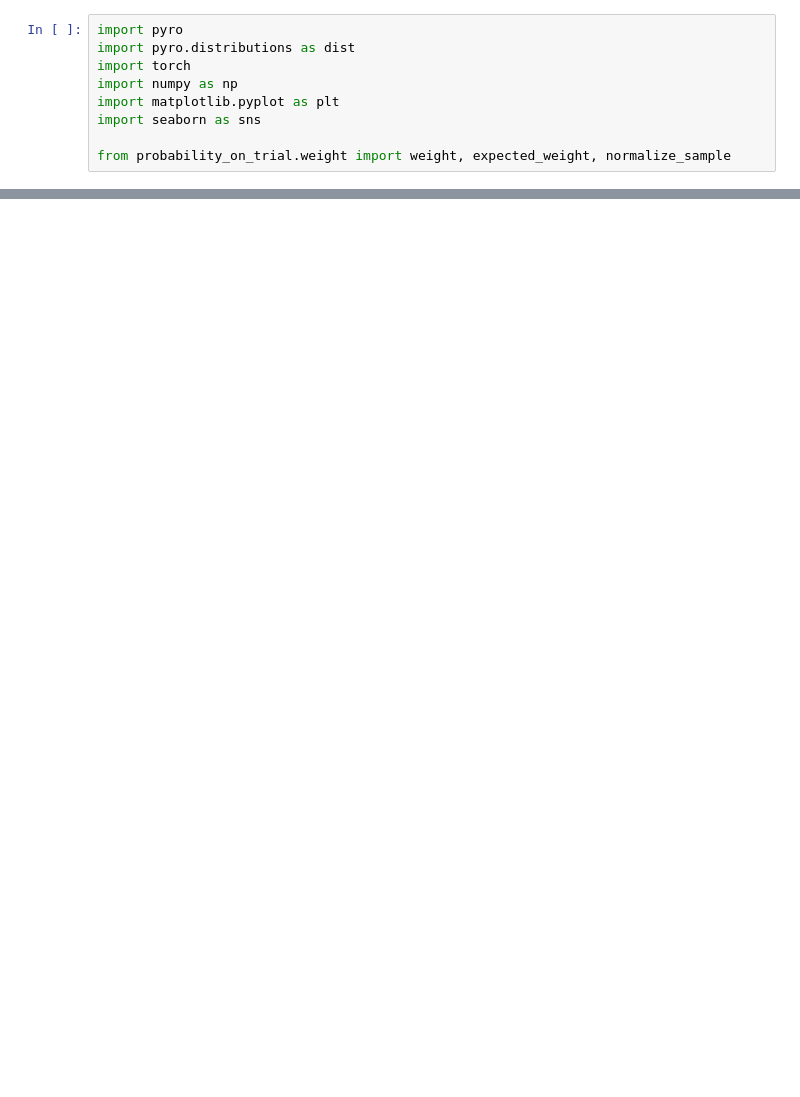
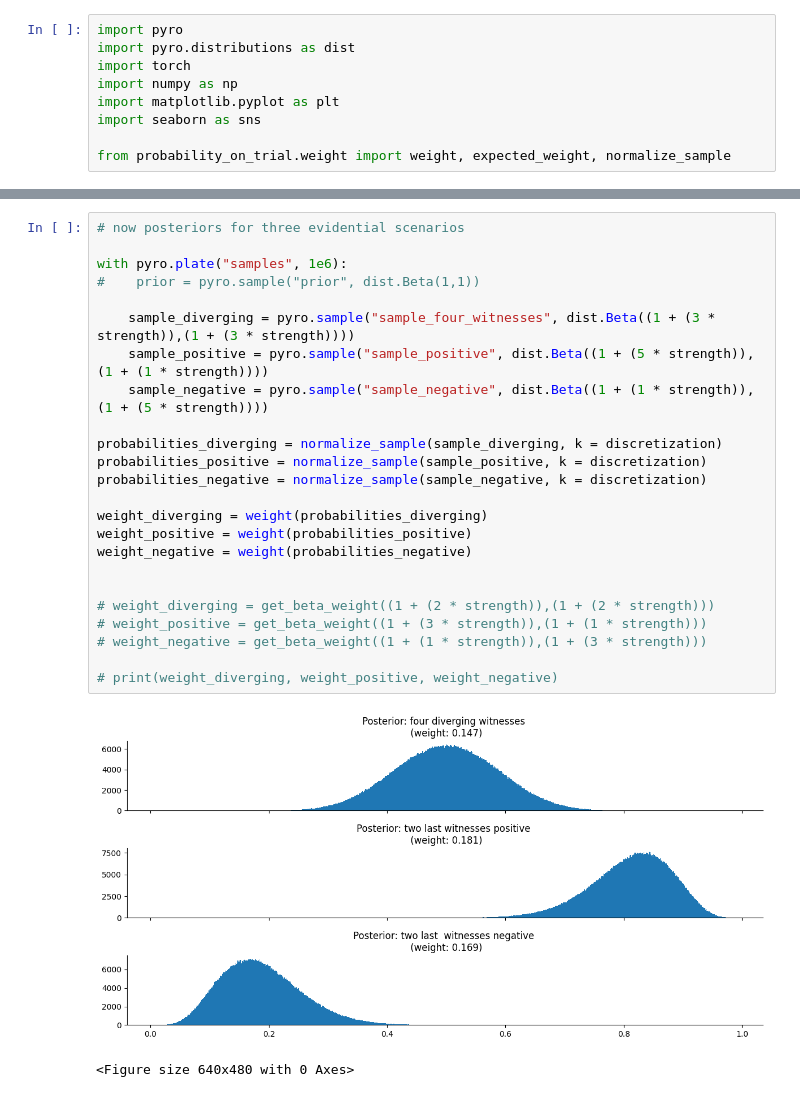
Before and after one commit to rfl-urbaniak/MRbook, a Jupyter notebook: docs/weight/four_witnesses.ipynb, the cells around one changed output, grey strips where cells are left out. Saved outputs shown, nothing was run; the diff lists cells and outputs as text; blank space fills up the shorter version.

```diff
--- a/docs/weight/four_witnesses.ipynb
+++ b/docs/weight/four_witnesses.ipynb
@@ -123,0 +71,27 @@ tensor(0.0573) tensor(0.0745) tensor(0.0761)
+# %%
+# now posteriors for three evidential scenarios
+
+with pyro.plate("samples", 1e6):
+#    prior = pyro.sample("prior", dist.Beta(1,1))
+
+    sample_diverging = pyro.sample("sample_four_witnesses", dist.Beta((1 + (3 * strength)),(1 + (3 * strength))))
+    sample_positive = pyro.sample("sample_positive", dist.Beta((1 + (5 * strength)),(1 + (1 * strength))))
+    sample_negative = pyro.sample("sample_negative", dist.Beta((1 + (1 * strength)),(1 + (5 * strength))))
+
+probabilities_diverging = normalize_sample(sample_diverging, k = discretization)
+probabilities_positive = normalize_sample(sample_positive, k = discretization)
+probabilities_negative = normalize_sample(sample_negative, k = discretization)
+
+weight_diverging = weight(probabilities_diverging)
+weight_positive = weight(probabilities_positive)
+weight_negative = weight(probabilities_negative)
+
+
+# weight_diverging = get_beta_weight((1 + (2 * strength)),(1 + (2 * strength)))
+# weight_positive = get_beta_weight((1 + (3 * strength)),(1 + (1 * strength)))
+# weight_negative = get_beta_weight((1 + (1 * strength)),(1 + (3 * strength)))
+
+# print(weight_diverging, weight_positive, weight_negative)
+# %% [output]
+[figure, added]
+<Figure size 640x480 with 0 Axes>
```
Also changed, not shown: parts of 6 cells of this notebook, 3 other files.
